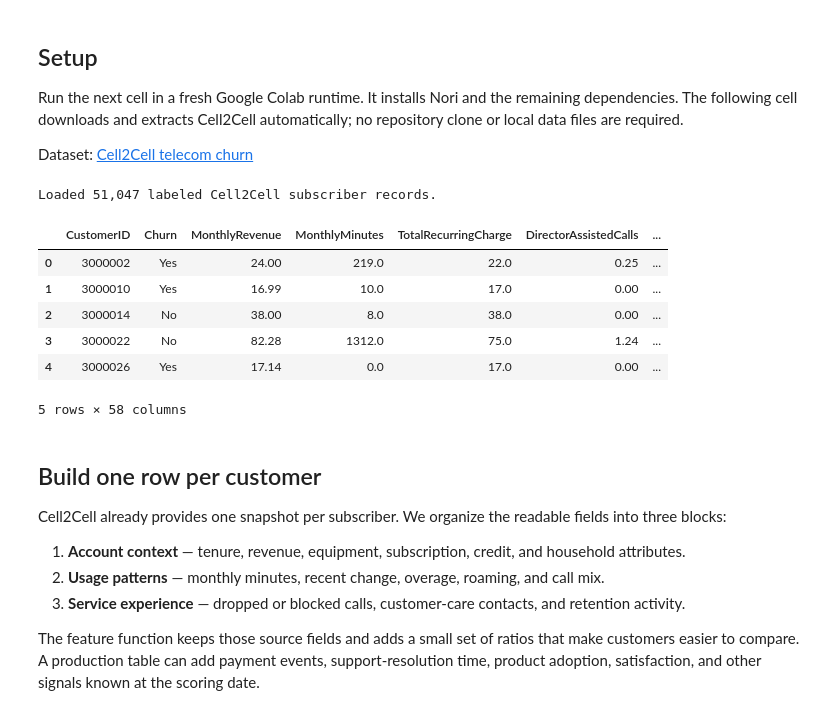
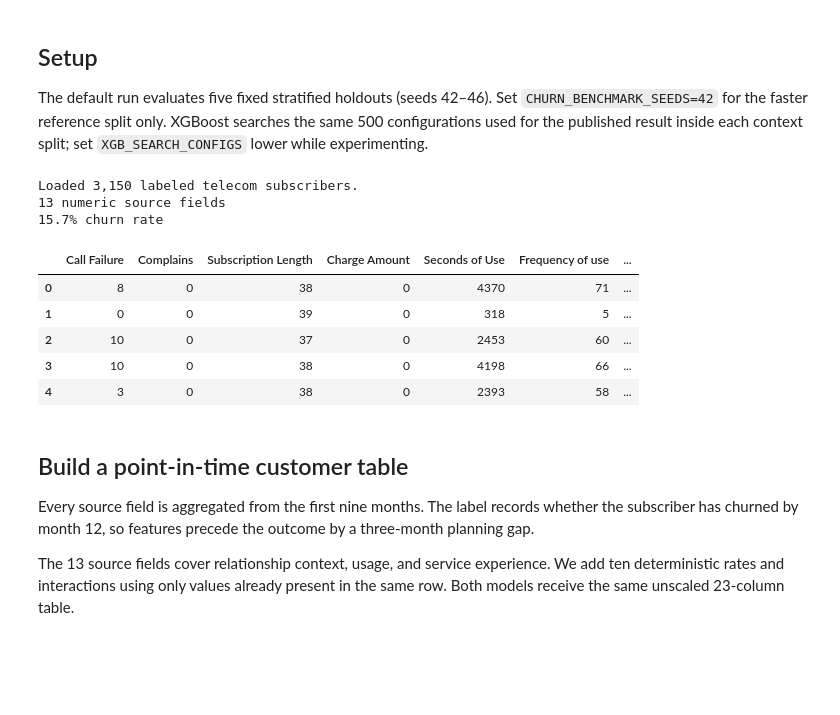
Before and after one commit to Synthefy/synthefy-nori, a Jupyter notebook: examples/notebooks/nori-churn-prediction.ipynb, the cells around one changed output. Saved outputs shown, nothing was run; the diff lists cells and outputs as text; code cells hidden in the pictures; blank space fills up the shorter version.

```diff
--- a/examples/notebooks/nori-churn-prediction.ipynb
+++ b/examples/notebooks/nori-churn-prediction.ipynb
@@ -9,9 +11,7 @@ This is the runnable companion to [Better Churn Prediction with Nori](https://sy
 # %% [markdown]
 ## Setup
 
-Run the next cell in a fresh Google Colab runtime. It installs Nori and the remaining dependencies. The following cell downloads and extracts Cell2Cell automatically; no repository clone or local data files are required.
-
-Dataset: [Cell2Cell telecom churn](https://www.kaggle.com/datasets/jpacse/datasets-for-churn-telecom)
+The default run evaluates five fixed stratified holdouts (seeds 42–46). Set `CHURN_BENCHMARK_SEEDS=42` for the faster reference split only. XGBoost searches the same 500 configurations used for the published result inside each context split; set `XGB_SEARCH_CONFIGS` lower while experimenting.
 # %%
 # Install only when the runtime does not already have Nori.
 try:
@@ -20,66 +20,66 @@ except ImportError:
     %pip install -q "synthefy-nori[eval]" xgboost joblib ipywidgets
 # %%
 import os
-import sys
 import urllib.request
 import zipfile
 from pathlib import Path
 
 import matplotlib.pyplot as plt
 import numpy as np
 import pandas as pd
 from joblib import Parallel, delayed
-from sklearn.compose import ColumnTransformer
-from sklearn.impute import SimpleImputer
 from sklearn.metrics import (
     PrecisionRecallDisplay,
     RocCurveDisplay,
     average_precision_score,
     roc_auc_score,
 )
 from sklearn.model_selection import ParameterSampler, StratifiedKFold, train_test_split
-from sklearn.pipeline import Pipeline
-from sklearn.preprocessing import OneHotEncoder
 from synthefy_nori import NoriRegressor
 from xgboost import XGBClassifier
 
-TEST_SEED = 42
+TEST_SEEDS = [
+    int(seed)
+    for seed in os.environ.get("CHURN_BENCHMARK_SEEDS", "42,43,44,45,46").split(",")
+]
 XGB_SEARCH_CONFIGS = int(os.environ.get("XGB_SEARCH_CONFIGS", "500"))
 XGB_JOBS = int(os.environ.get("XGB_JOBS", str(min(8, os.cpu_count() or 1))))
-DATA_URL = "https://www.kaggle.com/api/v1/datasets/download/jpacse/datasets-for-churn-telecom"
+CHURN_DEVICE = os.environ.get("CHURN_DEVICE", "cpu")
+DATA_URL = "https://archive.ics.uci.edu/static/public/563/iranian+churn+dataset.zip"
 
-default_data_dir = "/content/cell2cell" if "google.colab" in sys.modules else "/tmp/nori-cell2cell"
-data_dir = Path(os.environ.get("CELL2CELL_DATA_DIR", default_data_dir))
+default_data_dir = "/content/iranian-churn" if "google.colab" in __import__("sys").modules else "/tmp/nori-iranian-churn"
+data_dir = Path(os.environ.get("IRANIAN_CHURN_DATA_DIR", default_data_dir))
 data_dir.mkdir(parents=True, exist_ok=True)
-data_path = data_dir / "cell2celltrain.csv"
+data_path = data_dir / "Customer Churn.csv"
 
 if not data_path.exists():
-    archive_path = data_dir / "cell2cell.zip"
-    print("Downloading the public Cell2Cell dataset...")
+    archive_path = data_dir / "iranian-churn.zip"
+    print("Downloading the UCI Iranian Churn dataset...")
     urllib.request.urlretrieve(DATA_URL, archive_path)
     with zipfile.ZipFile(archive_path) as archive:
-        archive.extract("cell2celltrain.csv", data_dir)
+        archive.extract("Customer Churn.csv", data_dir)
 
 raw = pd.read_csv(data_path)
-print(f"Loaded {len(raw):,} labeled Cell2Cell subscriber records.")
+raw.columns = [" ".join(column.split()) for column in raw.columns]
+
+print(f"Loaded {len(raw):,} labeled telecom subscribers.")
+print(f"{raw.shape[1] - 1} numeric source fields")
+print(f"{raw['Churn'].mean():.1%} churn rate")
 display(raw.head())
 # %% [output]
-Loaded 51,047 labeled Cell2Cell subscriber records.
+Loaded 3,150 labeled telecom subscribers.
+13 numeric source fields
+15.7% churn rate
-|  | CustomerID | Churn | MonthlyRevenue | MonthlyMinutes | TotalRecurringCharge | DirectorAssistedCalls | ... |
-| 0 | 3000002 | Yes | 24.00 | 219.0 | 22.0 | 0.25 | ... |
-| 1 | 3000010 | Yes | 16.99 | 10.0 | 17.0 | 0.00 | ... |
-| 2 | 3000014 | No | 38.00 | 8.0 | 38.0 | 0.00 | ... |
-| 3 | 3000022 | No | 82.28 | 1312.0 | 75.0 | 1.24 | ... |
-| 4 | 3000026 | Yes | 17.14 | 0.0 | 17.0 | 0.00 | ... |
+|  | Call Failure | Complains | Subscription Length | Charge Amount | Seconds of Use | Frequency of use | ... |
+| 0 | 8 | 0 | 38 | 0 | 4370 | 71 | ... |
+| 1 | 0 | 0 | 39 | 0 | 318 | 5 | ... |
+| 2 | 10 | 0 | 37 | 0 | 2453 | 60 | ... |
+| 3 | 10 | 0 | 38 | 0 | 4198 | 66 | ... |
+| 4 | 3 | 0 | 38 | 0 | 2393 | 58 | ... |
-5 rows × 58 columns
 # %% [markdown]
-## Build one row per customer
+## Build a point-in-time customer table
 
-Cell2Cell already provides one snapshot per subscriber. We organize the readable fields into three blocks:
+Every source field is aggregated from the first nine months. The label records whether the subscriber has churned by month 12, so features precede the outcome by a three-month planning gap.
 
-1. **Account context** — tenure, revenue, equipment, subscription, credit, and household attributes.
-2. **Usage patterns** — monthly minutes, recent change, overage, roaming, and call mix.
-3. **Service experience** — dropped or blocked calls, customer-care contacts, and retention activity.
-
-The feature function keeps those source fields and adds a small set of ratios that make customers easier to compare. A production table can add payment events, support-resolution time, product adoption, satisfaction, and other signals known at the scoring date.
+The 13 source fields cover relationship context, usage, and service experience. We add ten deterministic rates and interactions using only values already present in the same row. Both models receive the same unscaled 23-column table.
 # %%
```
Also changed, not shown: parts of 11 cells of this notebook.
